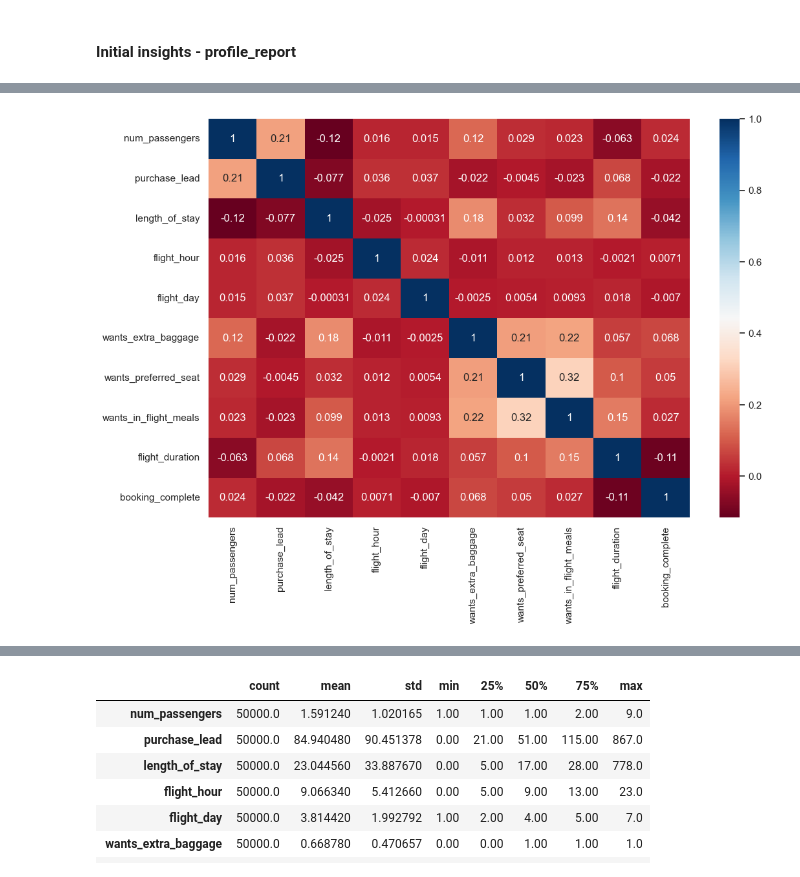
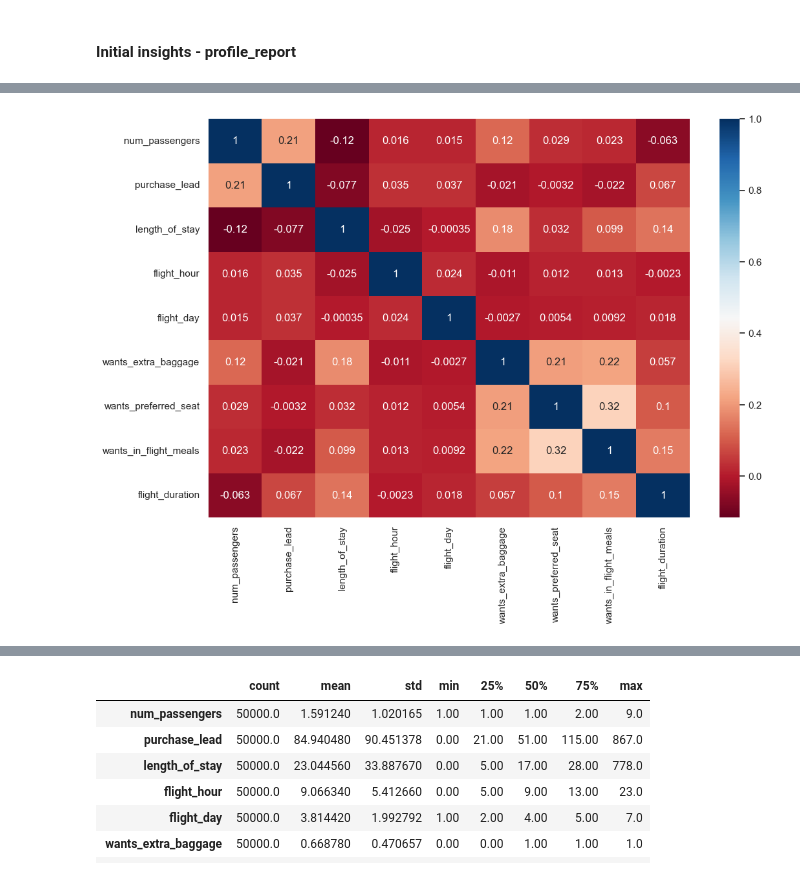
Before and after one commit to dasanmiguelv/supervised-machine-learning, a Jupyter notebook: behaviour-buying/Getting Started.ipynb, the cells around one changed output, grey strips where cells are left out. Saved outputs shown, nothing was run; the diff lists cells and outputs as text; code cells hidden in the pictures.

```diff
--- a/behaviour-buying/Getting Started.ipynb
+++ b/behaviour-buying/Getting Started.ipynb
@@ -129,0 +129,3 @@ profile.to_file("preEDA.html") """
+# %%
+# Remove categorical columns (route, booking_origin) from the dataset since not contain useful information
+df = df.drop(['route', 'booking_origin' ], axis=1)
@@ -176,0 +238,3 @@ Index(['num_passengers', 'sales_channel', 'trip_type', 'purchase_lead',
+# %%
+# Dropping the outliers by setting a cap on Age and income.
+df = df[(df["purchase_lead"]<450)]
@@ -177,6 +245,10 @@ Index(['num_passengers', 'sales_channel', 'trip_type', 'purchase_lead',
+# %%
+# Create a new dataset to assess multicollinearity
+var_predictors = df.iloc[:,:-1]
 # %%
+# Create Correlation heatmap
 plt.figure(figsize=(12, 8))
-sns.heatmap(df.corr(), cmap='RdBu', annot=True)
+sns.heatmap(var_predictors.corr(), cmap='RdBu', annot=True)
 plt.show()
 # %% [output]
-[figure, old version]
+[figure, new version]
```
Also changed, not shown: parts of 50 cells of this notebook.
